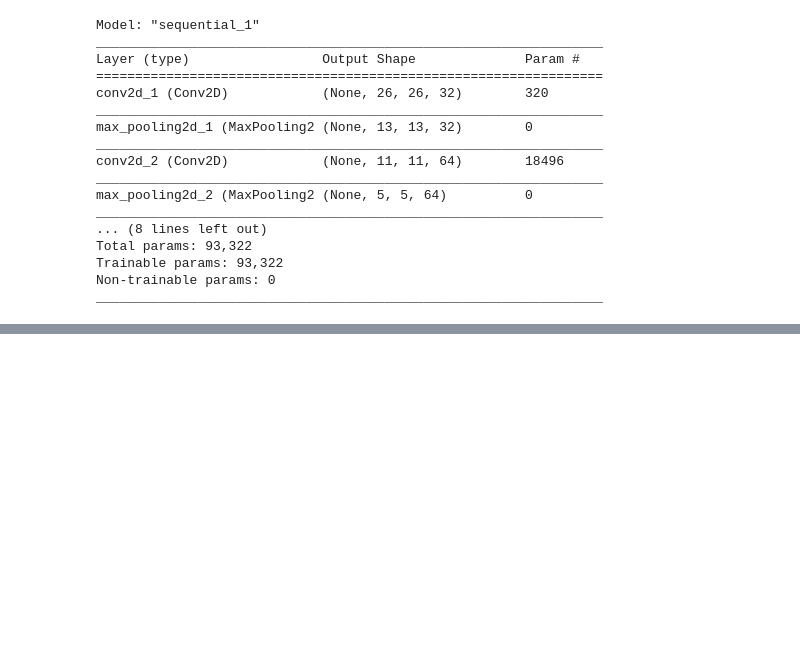
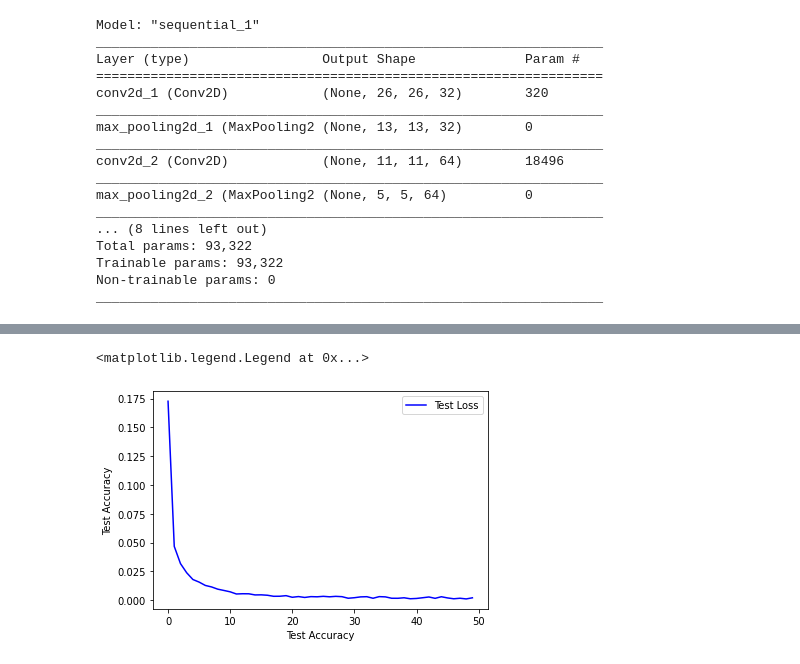
Before and after one commit to bullet400/house, a Jupyter notebook: Convoluntional_Neural.ipynb, the cells around one changed output, grey strips where cells are left out. Cells and saved outputs as stored; diff of their text form; code cells hidden in the pictures; blank space fills up the shorter version.

```diff
--- a/Convoluntional_Neural.ipynb
+++ b/Convoluntional_Neural.ipynb
@@ -113,0 +131,2 @@ test_accu
+# %%
+model_dict =model.history
@@ -113,0 +137,3 @@ test_accu
+# %%
+test_loss =model_dict['loss']
+test_accuracy =model_dict['accuracy']
@@ -113,0 +160,8 @@ test_accu
+# %%
+plt.plot(test_loss, 'b', label=('Test Loss'))
+plt.xlabel('Test Accuracy')
+plt.ylabel('Test Accuracy')
+plt.legend()
+# %% [output]
+<matplotlib.legend.Legend at 0x...>
+[figure, added]
```
Also changed, not shown: parts of 10 cells of this notebook.
